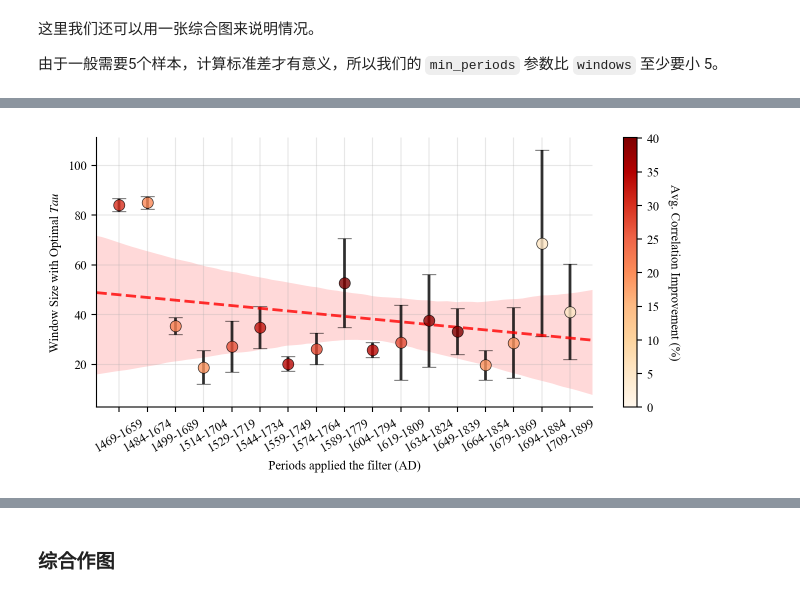
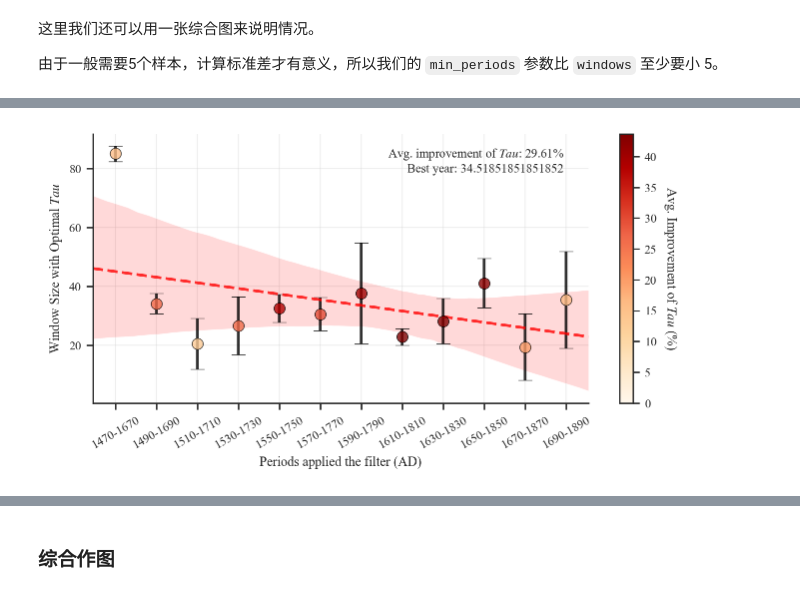
Before and after one commit to SongshGeo/shifting_baseline, a Jupyter notebook: reports/history.ipynb, the cells around one changed output, grey strips where cells are left out. Drawn from its saved outputs; the diff is of its cells as text; code cells hidden in the pictures.

```diff
--- a/reports/history.ipynb
+++ b/reports/history.ipynb
@@ -25,8 +25,10 @@ import matplotlib.pyplot as plt
 
 from shifting_baseline.data import HistoricalRecords
 from mksci_font import config_font
-from shifting_baseline.constants import LABELS, STAGES_BINS
 
+# 设置seaborn风格
+sns.set_style("ticks")
+sns.set_context("paper")
 config_font({"font.size": 9})
 
 # The commented out code is creating an instance of the `HistoricalRecords` class from the `shifting_baseline.api.series` module. It is passing the `shp_path` and `data_path` parameters to the constructor of `HistoricalRecords` class using values from `cfg.ds.atlas.shp` and `cfg.ds.atlas.file` respectively.
@@ -34,7 +36,7 @@ history = HistoricalRecords(
     shp_path=cfg.ds.atlas.shp,
     data_path=cfg.ds.atlas.file,
     symmetrical_level=True,
-    to_std=cfg.to_std,
+    to_std="sampling",
 )
 # %% [markdown]
 # 对比重建数据和历史数据
@@ -118,42 +115,48 @@ from shifting_baseline.compare import sweep_max_corr_year
 import matplotlib.pyplot as plt
 from shifting_baseline.utils.plot import plot_correlation_windows
 
-MINPERIOD = 5
-# 生成所有可能的300年窗口
 slices, mid_year, slice_labels = sweep_slices(
-    start_year=STAGE1,
-    window_size=190,
-    step_size=15,
+    start_year=1470,
+    window_size=200,
+    step_size=20,
     end_year=END,
 )
 
 data1, data2 = history.merge_with(
     combined["mean"],
     split=True,
 )
 max_corr_year, max_corr = sweep_max_corr_year(
     data1=data1,
     data2=data2,
     slices=slices,
     corr_method=cfg.corr_method,
     windows=np.arange(2, 100),
-    min_periods=np.repeat(MINPERIOD, 98),
+    min_periods=np.repeat(cfg.min_period, 98),
     filter_func=calc_std_deviation,
 )
 
 # 使用函数
 ax = plot_correlation_windows(
     max_corr_year,
     max_corr,
     mid_year,
     slice_labels,
 )
 lims = ax.get_xlim()
 ax.set_xlim(lims)
 ax.spines["top"].set_visible(False)
 ax.spines["right"].set_visible(False)
-# ax.axvspan(1636, 1720, color="gray", alpha=0.2, label="Dynasty Transition")
-# ax.legend()
+mean_improvement = np.stack(max_corr).mean()
+best_year = np.stack(max_corr_year).mean()
+ax.text(
+    0.95,
+    0.95,
+    f"Avg. improvement of $Tau$: {mean_improvement:.2%}\nBest year: {best_year}",
+    ha="right",
+    va="top",
+    transform=ax.transAxes,
+)
 plt.show();
 # %% [output]
-[figure, old version]
+[figure, new version]
```
Also changed, not shown: parts of 6 cells of this notebook, 5 other files.
